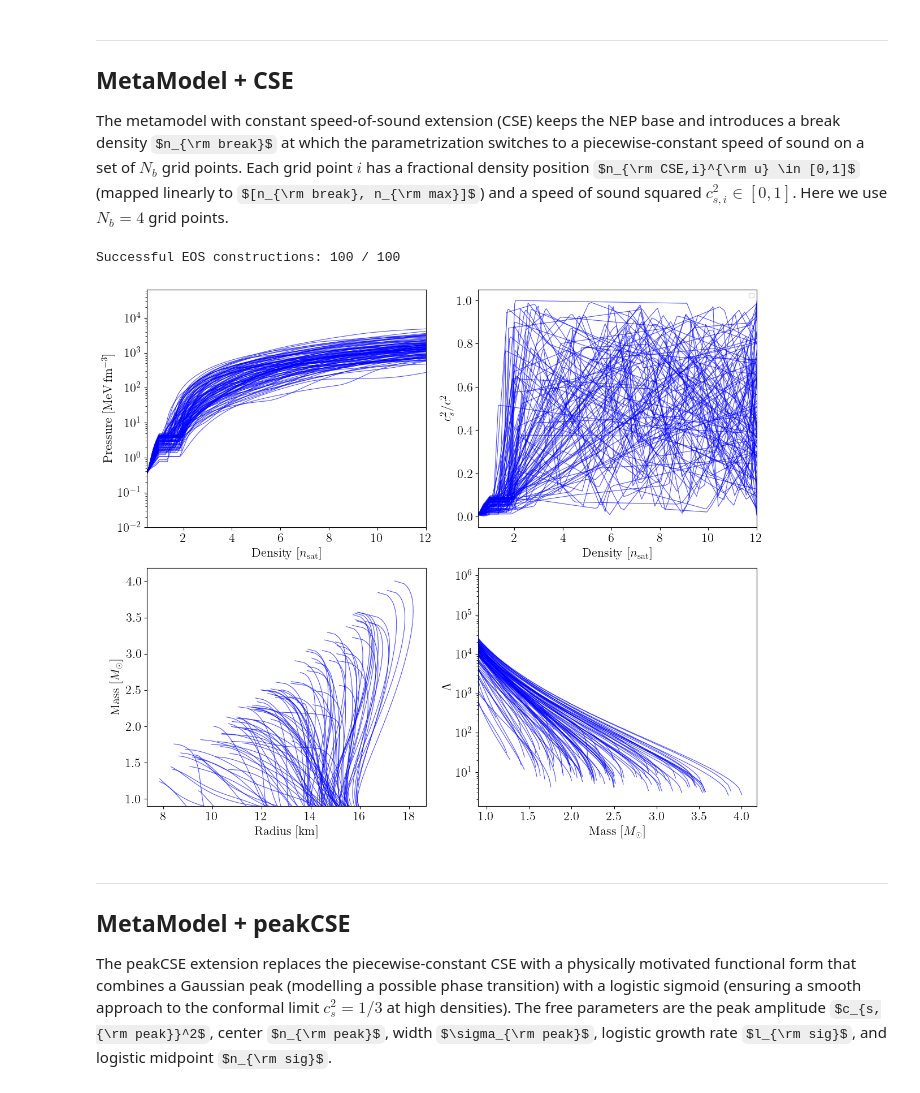
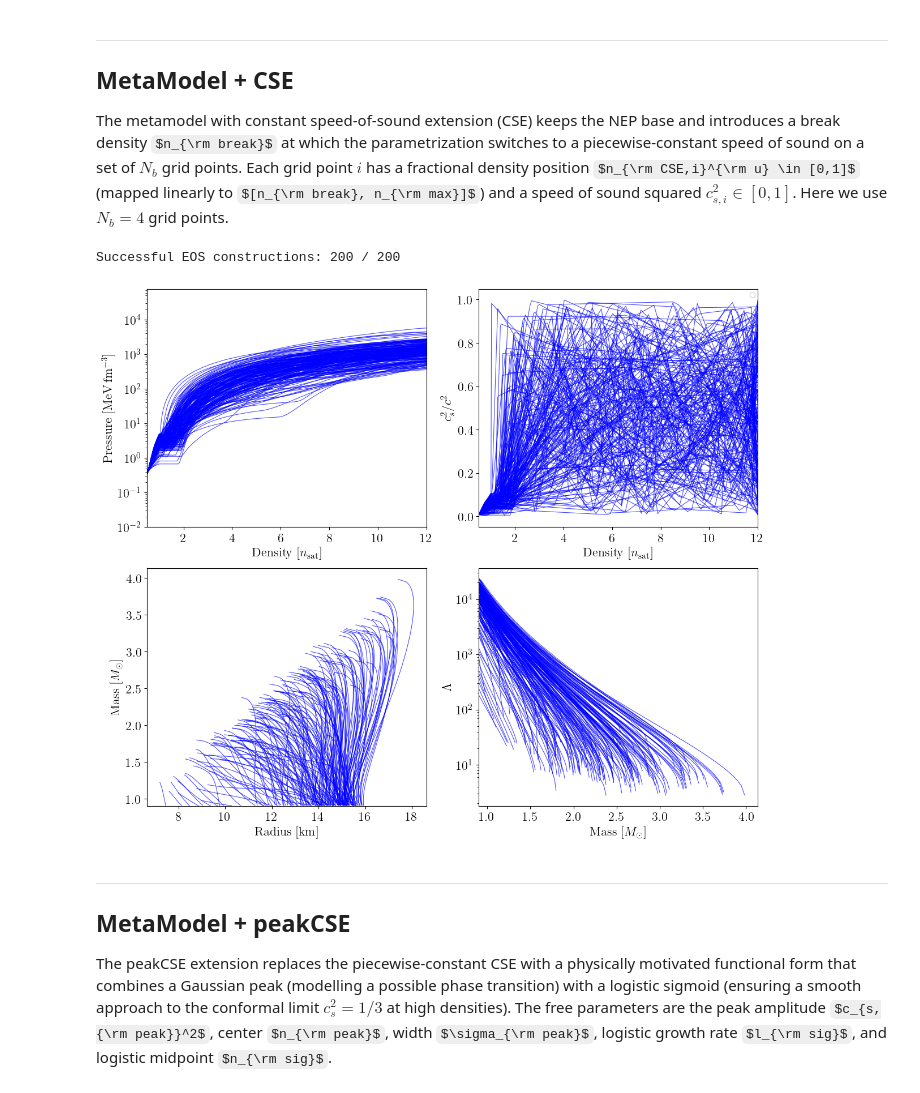
Before and after one commit to diodaberjalan/jester, a Jupyter notebook: docs/examples/eos_tov/prior_predictive.ipynb, the cells around one changed output. Saved outputs shown, nothing was run; the diff lists cells and outputs as text; code cells hidden in the pictures; some formulas as TeX source.

```diff
--- a/docs/examples/eos_tov/prior_predictive.ipynb
+++ b/docs/examples/eos_tov/prior_predictive.ipynb
@@ -37,11 +45,11 @@ params = {"axes.grid": False,
 plt.rcParams.update(params)
 # %%
 # Reproducibility and global settings
-np.random.seed(42)
+key = jax.random.PRNGKey(42)
 
-N_EOS = 100          # number of prior samples per parametrization
+N_EOS = 200          # number of prior samples per parametrization
 nsat = 0.16          # nuclear saturation density [fm^-3]
-M_MIN = 0.5          # minimum mass to include in M-R / M-Lambda plots [M_sun]
+M_MIN = 0.9          # minimum mass to include in M-R / M-Lambda plots [M_sun]
 
 # Shared TOV solver
 tov_solver = GRTOVSolver()
@@ -92,12 +100,12 @@ def plot_prior_predictive(
 
     ax_mr.set_xlabel(r"Radius $[{\rm km}]$")
     ax_mr.set_ylabel(r"Mass $[M_\odot]$")
-    ax_mr.set_ylim(bottom=0.9)
+    ax_mr.set_ylim(bottom=M_MIN)
 
     ax_ml.set_xlabel(r"Mass $[M_\odot]$")
     ax_ml.set_ylabel(r"$\Lambda$")
     ax_ml.set_yscale("log")
-    ax_ml.set_xlim(left=0.9)
+    ax_ml.set_xlim(left=M_MIN)
 
     plt.tight_layout()
     plt.show()
@@ -125,35 +132,46 @@ The metamodel with constant speed-of-sound extension (CSE) keeps the NEP base an
 # %%
 from jesterTOV.eos.metamodel.metamodel_CSE import MetaModel_with_CSE_EOS_model
 
-rng = np.random.default_rng(43)
+key, subkey = jax.random.split(key)
 
+### Define EOS model
 NB_CSE = 4
 nmax_nsat = 12.0
 eos_cse = MetaModel_with_CSE_EOS_model(nmax_nsat=nmax_nsat, nb_CSE=NB_CSE, max_nbreak_nsat=1.0)
 
+### Define MM+CSE priors
+CSE_prior = [UniformPrior(0.16, 0.32, parameter_names=["nbreak"])]
+for i in range(NB_CSE):
+    CSE_prior.append(UniformPrior(0.0, 1.0, parameter_names=[f"n_CSE_{i}_u"]))
+
+# NOTE: the final density point is fixed at nmax_nsat, so one more cs2 parameter is needed than n_CSE parameters
+for i in range(NB_CSE + 1):
+    CSE_prior.append(UniformPrior(0.0, 1.0, parameter_names=[f"cs2_CSE_{i}"]))
+
+full_prior_list: list[Prior] = nep_priors + CSE_prior # type: ignore
+cse_prior = CombinePrior(full_prior_list)
+
+## Sample and solve TOV
+samples = cse_prior.sample(subkey, N_EOS)
+
 eos_list_cse: list[EOSData] = []
 family_list_cse: list[FamilyData] = []
 
-for _ in range(N_EOS):
-    params = sample_nep_prior(rng)
-    params["nbreak"] = rng.uniform(0.16, 0.32)
-    for i in range(NB_CSE):
-        params[f"n_CSE_{i}_u"] = rng.uniform(0.0, 1.0)
-        params[f"cs2_CSE_{i}"] = rng.uniform(0.0, 1.0)
-    params[f"cs2_CSE_{NB_CSE}"] = rng.uniform(0.0, 1.0)
+for i in range(N_EOS):
+    params = {k: float(v[i]) for k, v in samples.items()}
     try:
         eos_data = eos_cse.construct_eos(params)
         fam = tov_solver.construct_family(eos_data, ndat=100, min_nsat=0.75, tov_params={})
         eos_list_cse.append(eos_data)
         family_list_cse.append(fam)
     except Exception:
         pass
 
 print(f"Successful EOS constructions: {len(eos_list_cse)} / {N_EOS}")
 plot_prior_predictive(eos_list_cse, family_list_cse, nmax_nsat=nmax_nsat)
 # %% [output]
-Successful EOS constructions: 100 / 100
+Successful EOS constructions: 200 / 200
-[figure, old version]
+[figure, new version]
 # %% [markdown]
 ---
 
```
Also changed, not shown: parts of 5 cells of this notebook, 1 other file.
